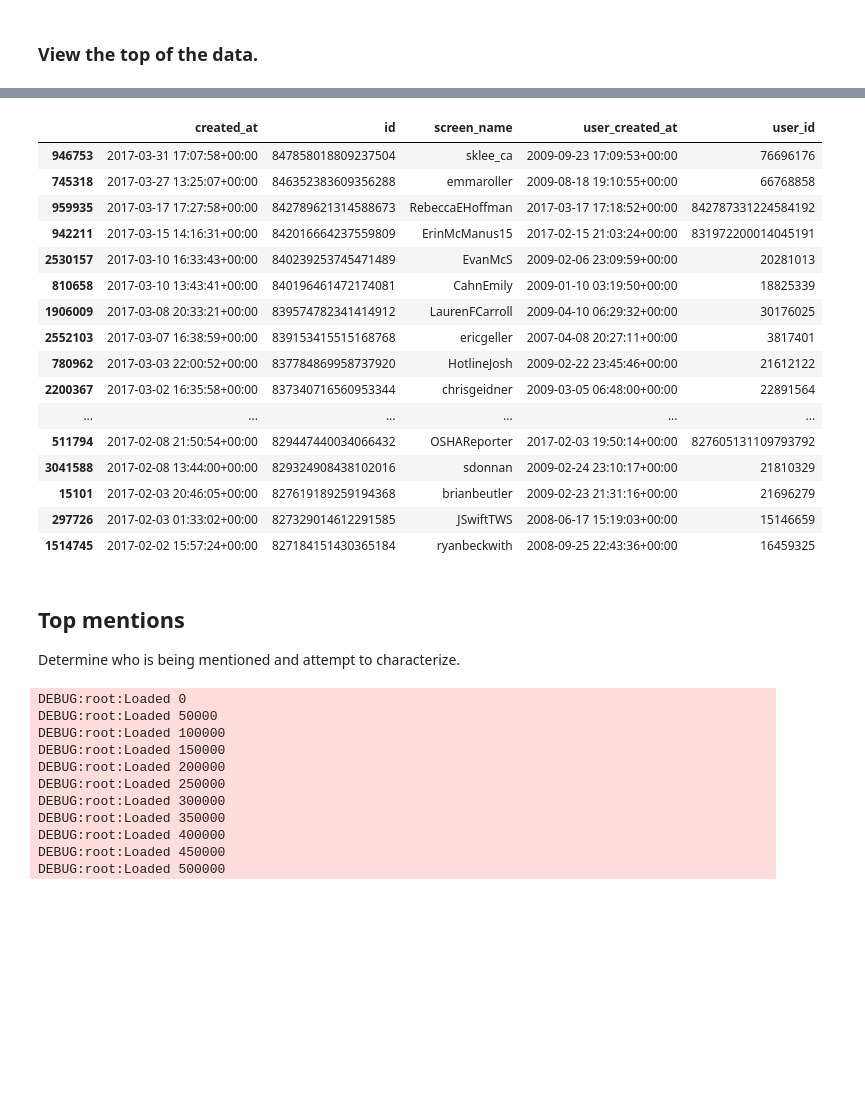
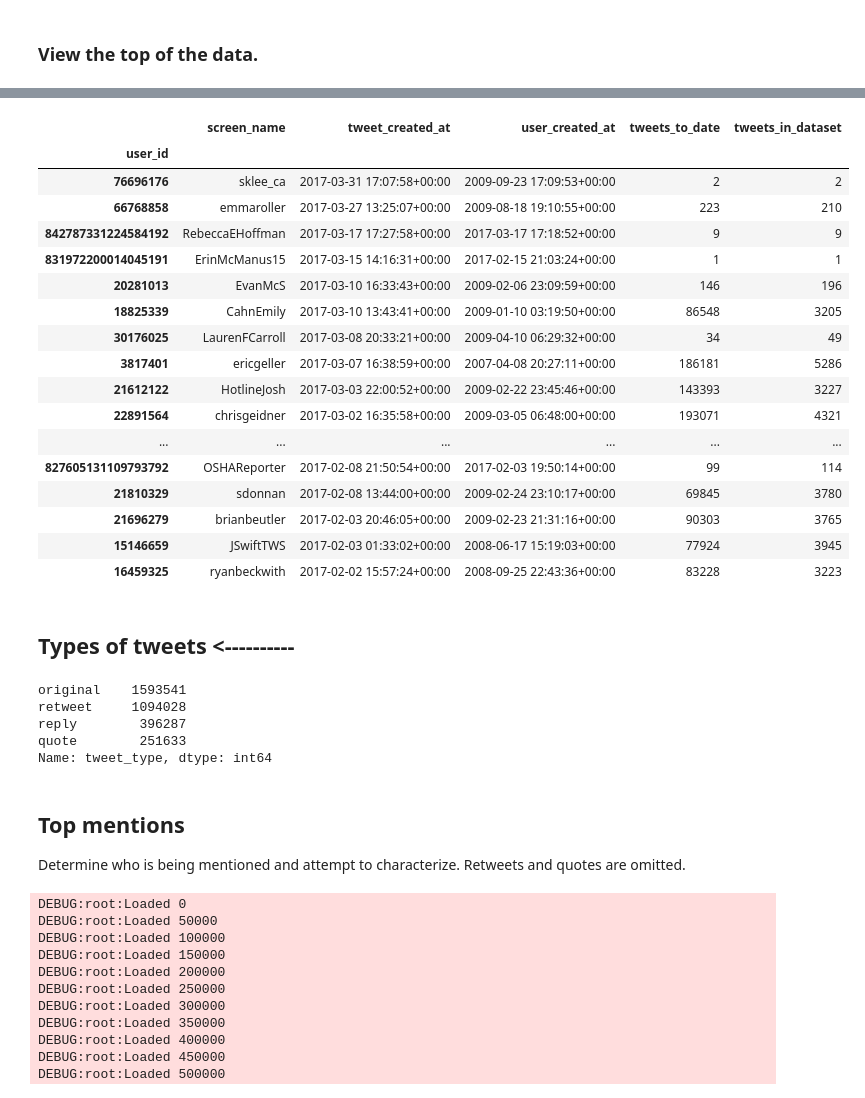
Before and after one commit to justinlittman/beltway_reporters, a Jupyter notebook: jupyter/Beltway Reporters.ipynb, the cells around one changed output, grey strips where cells are left out. Cells and saved outputs as stored; diff of their text form; code cells hidden in the pictures; blank space fills up the shorter version.

Commit message:
Further work on identifying first tweets. Added retweets and replies.

```diff
--- a/jupyter/Beltway Reporters.ipynb
+++ b/jupyter/Beltway Reporters.ipynb
@@ -109,0 +115,3 @@ against user_created_at, the date the user account was created.
+# %%
+dedupe_tweet_df = tweet_df.drop_duplicates(['tweet_id'], keep='last')
+len(dedupe_tweet_df)
@@ -109,0 +122,4 @@ against user_created_at, the date the user account was created.
+# %%
+tweet_count_df = pd.DataFrame(dedupe_tweet_df['user_id'].value_counts()).rename(columns={'user_id': 'tweets_in_dataset'})
+tweet_count_df.index.name = 'user_id'
+tweet_count_df.count()
@@ -109,0 +139,4 @@ against user_created_at, the date the user account was created.
+# %%
+# Get the first tweet for each user
+first_tweet_df = dedupe_tweet_df.loc[dedupe_tweet_df.groupby('user_id')['tweet_created_at'].idxmin()].set_index(['user_id'])
+first_tweet_df.count()
@@ -109,0 +161,4 @@ against user_created_at, the date the user account was created.
+# %%
+# Merge with number of tweets in dataset for each user
+first_tweet_merge_df = first_tweet_df.join(tweet_count_df).drop(['tweet_id', 'tweet_type'], axis=1)
+first_tweet_merge_df.count()
@@ -110,26 +179,37 @@ against user_created_at, the date the user account was created.
 # %%
-tweet_df.loc[tweet_df.groupby('user_id')['created_at'].idxmin()].sort_values('created_at', ascending=False).head(20)
+first_tweet_merge_df.sort_values('tweet_created_at', ascending=False).head(20)
 # %% [output]
-|  | created_at | id | screen_name | user_created_at | user_id |
-| 946753 | 2017-03-31 17:07:58+00:00 | 847858018809237504 | sklee_ca | 2009-09-23 17:09:53+00:00 | 76696176 |
-| 745318 | 2017-03-27 13:25:07+00:00 | 846352383609356288 | emmaroller | 2009-08-18 19:10:55+00:00 | 66768858 |
-| 959935 | 2017-03-17 17:27:58+00:00 | 842789621314588673 | RebeccaEHoffman | 2017-03-17 17:18:52+00:00 | 842787331224584192 |
-| 942211 | 2017-03-15 14:16:31+00:00 | 842016664237559809 | ErinMcManus15 | 2017-02-15 21:03:24+00:00 | 831972200014045191 |
-| 2530157 | 2017-03-10 16:33:43+00:00 | 840239253745471489 | EvanMcS | 2009-02-06 23:09:59+00:00 | 20281013 |
-| 810658 | 2017-03-10 13:43:41+00:00 | 840196461472174081 | CahnEmily | 2009-01-10 03:19:50+00:00 | 18825339 |
-| 1906009 | 2017-03-08 20:33:21+00:00 | 839574782341414912 | LaurenFCarroll | 2009-04-10 06:29:32+00:00 | 30176025 |
-| 2552103 | 2017-03-07 16:38:59+00:00 | 839153415515168768 | ericgeller | 2007-04-08 20:27:11+00:00 | 3817401 |
-| 780962 | 2017-03-03 22:00:52+00:00 | 837784869958737920 | HotlineJosh | 2009-02-22 23:45:46+00:00 | 21612122 |
-| 2200367 | 2017-03-02 16:35:58+00:00 | 837340716560953344 | chrisgeidner | 2009-03-05 06:48:00+00:00 | 22891564 |
+|  | screen_name | tweet_created_at | user_created_at | tweets_to_date | tweets_in_dataset |
+| user_id |  |  |  |  |  |
+| 76696176 | sklee_ca | 2017-03-31 17:07:58+00:00 | 2009-09-23 17:09:53+00:00 | 2 | 2 |
+| 66768858 | emmaroller | 2017-03-27 13:25:07+00:00 | 2009-08-18 19:10:55+00:00 | 223 | 210 |
+| 842787331224584192 | RebeccaEHoffman | 2017-03-17 17:27:58+00:00 | 2017-03-17 17:18:52+00:00 | 9 | 9 |
+| 831972200014045191 | ErinMcManus15 | 2017-03-15 14:16:31+00:00 | 2017-02-15 21:03:24+00:00 | 1 | 1 |
+| 20281013 | EvanMcS | 2017-03-10 16:33:43+00:00 | 2009-02-06 23:09:59+00:00 | 146 | 196 |
+| 18825339 | CahnEmily | 2017-03-10 13:43:41+00:00 | 2009-01-10 03:19:50+00:00 | 86548 | 3205 |
+| 30176025 | LaurenFCarroll | 2017-03-08 20:33:21+00:00 | 2009-04-10 06:29:32+00:00 | 34 | 49 |
+| 3817401 | ericgeller | 2017-03-07 16:38:59+00:00 | 2007-04-08 20:27:11+00:00 | 186181 | 5286 |
+| 21612122 | HotlineJosh | 2017-03-03 22:00:52+00:00 | 2009-02-22 23:45:46+00:00 | 143393 | 3227 |
+| 22891564 | chrisgeidner | 2017-03-02 16:35:58+00:00 | 2009-03-05 06:48:00+00:00 | 193071 | 4321 |
 | ... | ... | ... | ... | ... | ... |
-| 511794 | 2017-02-08 21:50:54+00:00 | 829447440034066432 | OSHAReporter | 2017-02-03 19:50:14+00:00 | 827605131109793792 |
-| 3041588 | 2017-02-08 13:44:00+00:00 | 829324908438102016 | sdonnan | 2009-02-24 23:10:17+00:00 | 21810329 |
-| 15101 | 2017-02-03 20:46:05+00:00 | 827619189259194368 | brianbeutler | 2009-02-23 21:31:16+00:00 | 21696279 |
-| 297726 | 2017-02-03 01:33:02+00:00 | 827329014612291585 | JSwiftTWS | 2008-06-17 15:19:03+00:00 | 15146659 |
-| 1514745 | 2017-02-02 15:57:24+00:00 | 827184151430365184 | ryanbeckwith | 2008-09-25 22:43:36+00:00 | 16459325 |
+| 827605131109793792 | OSHAReporter | 2017-02-08 21:50:54+00:00 | 2017-02-03 19:50:14+00:00 | 99 | 114 |
+| 21810329 | sdonnan | 2017-02-08 13:44:00+00:00 | 2009-02-24 23:10:17+00:00 | 69845 | 3780 |
+| 21696279 | brianbeutler | 2017-02-03 20:46:05+00:00 | 2009-02-23 21:31:16+00:00 | 90303 | 3765 |
+| 15146659 | JSwiftTWS | 2017-02-03 01:33:02+00:00 | 2008-06-17 15:19:03+00:00 | 77924 | 3945 |
+| 16459325 | ryanbeckwith | 2017-02-02 15:57:24+00:00 | 2008-09-25 22:43:36+00:00 | 83228 | 3223 |
+# %% [markdown]
+## Types of tweets <----------
+# %%
+dedupe_tweet_df['tweet_type'].value_counts()
+# %% [output]
+original    1593541
+retweet     1094028
+reply        396287
+quote        251633
+Name: tweet_type, dtype: int64
 # %% [markdown]
 ## Top mentions
-Determine who is being mentioned and attempt to characterize.
+Determine who is being mentioned and attempt to characterize. Retweets and quotes are omitted.
 # %%
 # Simply the tweet on load
 def mention_transform(tweet):
```
Also changed, not shown: parts of 89 cells of this notebook.
